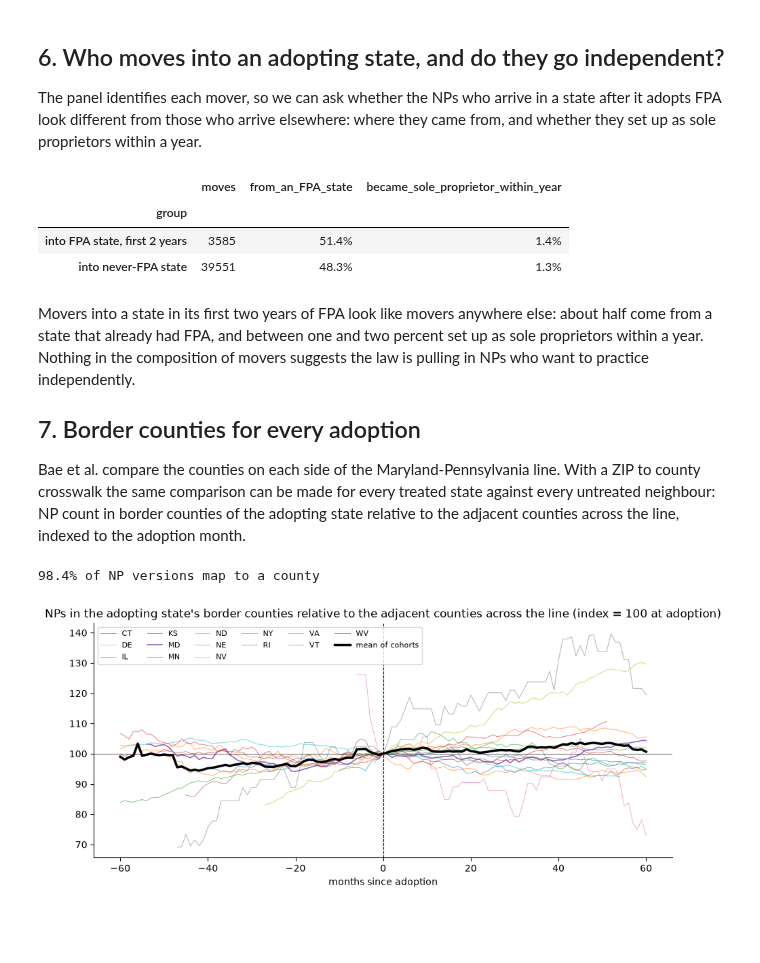
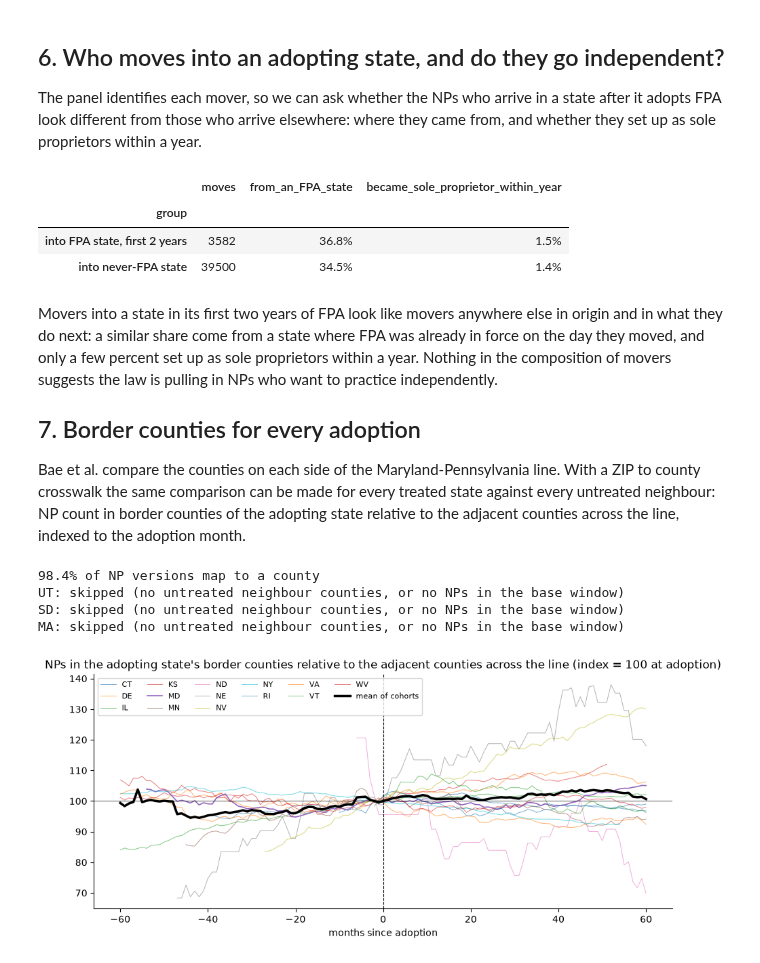
Before and after one commit to nathansutton/healthcare-ledger, a Jupyter notebook: notebooks/01_nurse_practitioners_full_practice_authority.ipynb, the cells around one changed output. Cells and saved outputs as stored; diff of their text form; code cells hidden in the pictures; blank space fills up the shorter version.

```diff
--- a/notebooks/01_nurse_practitioners_full_practice_authority.ipynb
+++ b/notebooks/01_nurse_practitioners_full_practice_authority.ipynb
@@ -80,8 +80,9 @@ out = ev[ev.event == "move"].groupby(["from_state", "month"]).size().rename("mov
 out.index = out.index.set_names(["state", "month"])
 panel = (stock.set_index(["state", "month"]).join(flows, how="left").join(out, how="left").fillna(0).reset_index())
 panel["year"] = panel.month.dt.year
-panel = panel.merge(nb.state_population(), on=["state", "year"]).merge(
+panel = panel.merge(nb.state_population(), on=["state", "year"], how="left").merge(
     fpa[["state", "fpa_effective", "coding", "partial", "aanp_full_practice"]], on="state")
+assert panel.population.notna().all(), "a snapshot year has no population row"
 panel["nps_per_100k"] = panel.nps / panel.population * 1e5
 panel["log_nps_per_100k"] = np.log(panel.nps_per_100k)
 panel["entry_rate"] = panel.entry / panel.nps * 1000          # per 1,000 NPs in the state that month
@@ -283,20 +284,24 @@ mv = ev[ev.event == "move"].merge(fpa[["state", "fpa_effective", "coding"]], on=
 mv["months_since"] = (mv.date.dt.to_period("M") - mv.fpa_effective.dt.to_period("M")).apply(lambda x: x.n if pd.notna(x) else np.nan)
 mv["group"] = np.select([(mv.coding == "statute") & mv.months_since.between(0, 24), (mv.coding == "never")],
                         ["into FPA state, first 2 years", "into never-FPA state"], "other")
+# did the mover become a sole proprietor within a year of the move? (one row per move, whatever the number of switches)
 sp = ev[ev.event == "became_sole_proprietor"][["npi", "date"]].rename(columns={"date": "sp_date"})
-mv = mv.merge(sp, on="npi", how="left")
-mv["sole_prop_within_year"] = (mv.sp_date >= mv.date) & (mv.sp_date <= mv.date + pd.DateOffset(years=1))
-origin_fpa = fpa.set_index("state").coding.reindex(mv.from_state).values
-mv["from_fpa_state"] = np.isin(origin_fpa, ["always", "statute"])
+hit = mv[["npi", "date"]].reset_index().merge(sp, on="npi", how="inner")
+hit = hit[(hit.sp_date >= hit.date) & (hit.sp_date <= hit.date + pd.DateOffset(years=1))]
+mv["sole_prop_within_year"] = mv.index.isin(hit["index"])
+# was FPA in force in the origin state on the move date?
+origin = fpa.set_index("state")[["coding", "fpa_effective"]].reindex(mv.from_state)
+mv["from_fpa_state"] = (origin.coding.values == "always") | (
+    (origin.coding.values == "statute") & (origin.fpa_effective.values <= mv.date.values))
 mv[mv.group != "other"].groupby("group").agg(moves=("npi", "size"), from_an_FPA_state=("from_fpa_state", "mean"),
                                              became_sole_proprietor_within_year=("sole_prop_within_year", "mean")).style.format({"from_an_FPA_state": "{:.1%}", "became_sole_proprietor_within_year": "{:.1%}"})
 # %% [output]
 |  | moves | from_an_FPA_state | became_sole_proprietor_within_year |
 | group |  |  |  |
-| into FPA state, first 2 years | 3585 | 51.4% | 1.4% |
-| into never-FPA state | 39551 | 48.3% | 1.3% |
+| into FPA state, first 2 years | 3582 | 36.8% | 1.5% |
+| into never-FPA state | 39500 | 34.5% | 1.4% |
 # %% [markdown]
-Movers into a state in its first two years of FPA look like movers anywhere else: about half come from a state that already had FPA, and between one and two percent set up as sole proprietors within a year. Nothing in the composition of movers suggests the law is pulling in NPs who want to practice independently.
+Movers into a state in its first two years of FPA look like movers anywhere else in origin and in what they do next: a similar share come from a state where FPA was already in force on the day they moved, and only a few percent set up as sole proprietors within a year. Nothing in the composition of movers suggests the law is pulling in NPs who want to practice independently.
 
 ## 7. Border counties for every adoption
 
@@ -304,36 +309,40 @@ Bae et al. compare the counties on each side of the Maryland-Pennsylvania line.
 # %%
 zc = pd.read_csv(nb.DATA / "zcta_county.csv", dtype=str)
 pairs = pd.read_csv(nb.DATA / "state_border_county_pairs.csv", dtype=str)
 fips_state = {"01":"AL","02":"AK","04":"AZ","05":"AR","06":"CA","08":"CO","09":"CT","10":"DE","11":"DC","12":"FL","13":"GA","15":"HI","16":"ID","17":"IL","18":"IN","19":"IA","20":"KS","21":"KY","22":"LA","23":"ME","24":"MD","25":"MA","26":"MI","27":"MN","28":"MS","29":"MO","30":"MT","31":"NE","32":"NV","33":"NH","34":"NJ","35":"NM","36":"NY","37":"NC","38":"ND","39":"OH","40":"OK","41":"OR","42":"PA","44":"RI","45":"SC","46":"SD","47":"TN","48":"TX","49":"UT","50":"VT","51":"VA","53":"WA","54":"WV","55":"WI","56":"WY"}
 state_fips = {v: k for k, v in fips_state.items()}
-v = versions[versions.is_np].copy()
+v = versions.copy()
 v["county"] = v.practice_postal_code.str[:5].map(dict(zip(zc.zcta, zc.county_fips)))
-print(f"{v.county.notna().mean():.1%} of NP versions map to a county")
-start = v.effective_date.values; end = v.end_date.fillna(pd.Timestamp("2999-12-31")).values
+print(f"{v.loc[v.is_np, 'county'].notna().mean():.1%} of NP versions map to a county")
+county_stock = nb.np_stock_by_month(v, dates, "county")          # one pass over the snapshots, then sliced per cohort
+county_stock["month"] = county_stock.as_of.dt.to_period("M")
 untreated_by = lambda m: set(fpa[(fpa.coding == "never") | (fpa.fpa_effective.dt.to_period("M") > m + 60)].state)  # untreated through the window
 rows = []
 for _, r in cohorts.iterrows():
     g = pd.Period(r.fpa_effective, "M"); sf = state_fips[r.state]
     nbrs = pairs[(pairs.county_fips.str[:2] == sf) & pairs.neighbor_fips.str[:2].map(fips_state).isin(untreated_by(g))]
     own, across = set(nbrs.county_fips), set(nbrs.neighbor_fips)
-    if not own: continue
-    for d in dates:
-        m = pd.Period(d, "M"); k = (m - g).n
-        if abs(k) > 60: continue
-        d64 = pd.Timestamp(d).to_datetime64(); live = v[(start <= d64) & (end > d64)]
-        rows.append({"state": r.state, "k": k, "own": live.county.isin(own).sum(), "across": live.county.isin(across).sum()})
+    cs = county_stock[(county_stock.month >= g - 60) & (county_stock.month <= g + 60)]
+    series = cs.groupby("month").apply(lambda d: pd.Series({"own": d.loc[d.county.isin(own), "nps"].sum(), "across": d.loc[d.county.isin(across), "nps"].sum()}))
+    base = series.loc[g - 3:g]                                     # four-month base window around adoption
+    if not own or len(base) < 2 or base.across.min() == 0 or base.own.min() == 0:
+        print(f"{r.state}: skipped (no untreated neighbour counties, or no NPs in the base window)"); continue
+    base_ratio = (base.own / base.across).mean()
+    for m, row in series.iterrows():
+        rows.append({"state": r.state, "k": (m - g).n, "own": row.own, "across": row.across,
+                     "ratio_index": (row.own / row.across) / base_ratio * 100})
 border = pd.DataFrame(rows)
-base = border[border.k == 0].set_index("state")
-border = border.merge(base[["own", "across"]].rename(columns={"own": "own0", "across": "across0"}), on="state")
-border["ratio_index"] = (border.own / border.across) / (border.own0 / border.across0) * 100
 fig, ax = plt.subplots(figsize=(11, 4.5))
 for st, d in border.groupby("state"):
     ax.plot(d.k, d.ratio_index, lw=1.2 if st == "MD" else 0.7, label=st, alpha=1 if st == "MD" else 0.6)
 mean = border.groupby("k").ratio_index.mean(); ax.plot(mean.index, mean.values, color="k", lw=2.5, label="mean of cohorts")
 ax.axvline(0, color="k", ls="--", lw=0.8); ax.axhline(100, color="k", lw=0.5)
 ax.set_title("NPs in the adopting state's border counties relative to the adjacent counties across the line (index = 100 at adoption)")
 ax.set_xlabel("months since adoption"); ax.legend(ncol=6, fontsize=8); plt.show()
 # %% [output]
 98.4% of NP versions map to a county
+UT: skipped (no untreated neighbour counties, or no NPs in the base window)
+SD: skipped (no untreated neighbour counties, or no NPs in the base window)
+MA: skipped (no untreated neighbour counties, or no NPs in the base window)
-[figure, old version]
+[figure, new version]
 # %% [markdown]
```
Also changed, not shown: parts of 4 cells of this notebook, 4 other files.
